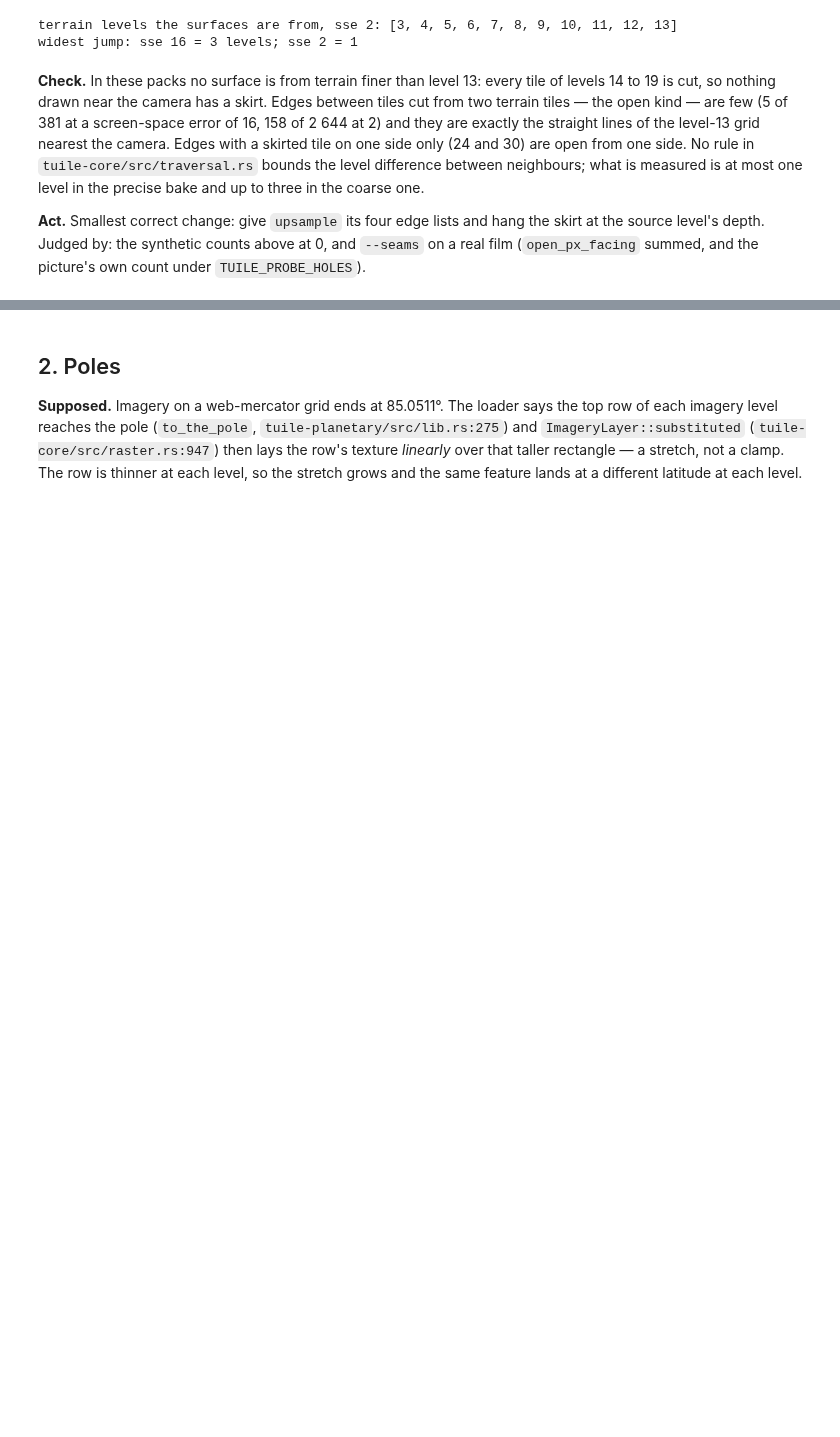
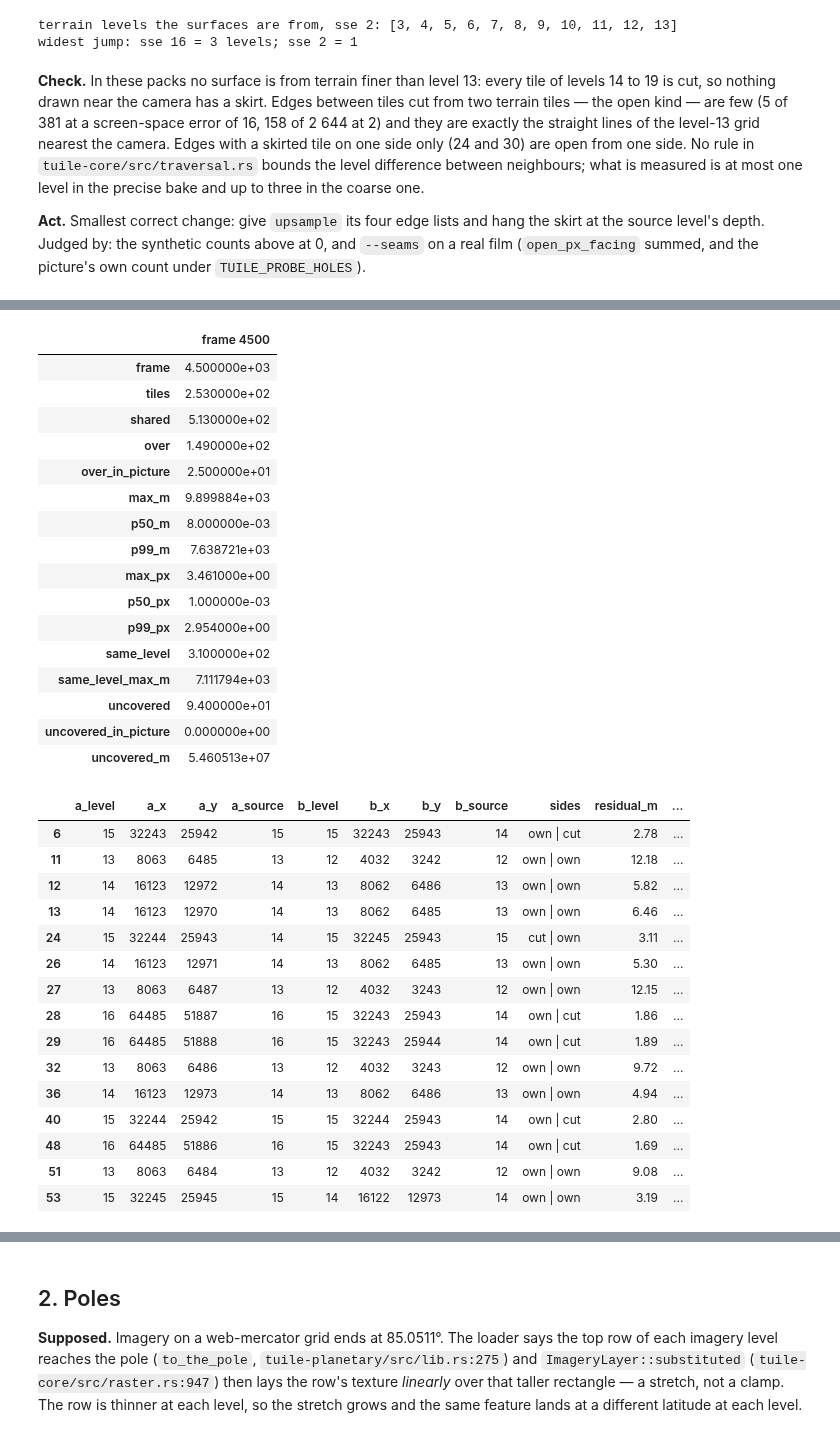
Before and after one commit to lapoule-dev/tuile, a Jupyter notebook: docs/explorations/seams-poles-islands-colour.ipynb, the cells around one changed output, grey strips where cells are left out. Saved outputs shown, nothing was run; the diff lists cells and outputs as text; code cells hidden in the pictures; blank space fills up the shorter version.

```diff
--- a/docs/explorations/seams-poles-islands-colour.ipynb
+++ b/docs/explorations/seams-poles-islands-colour.ipynb
@@ -103,0 +160,40 @@ It is there without haze, at the same value: the haze did not make it (it adds 1
+# %%
+r = pd.read_csv('data/577d-f4500-residuals.csv'); display(r.T.rename(columns={0: 'frame 4500'}))
+p = pd.read_csv('data/577d-f4500-residual-pairs.csv')
+shown = p[p.in_picture == 1].copy()
+shown['sides'] = shown.apply(lambda q: ('cut' if q.a_source < q.a_level else 'own') + ' | ' + ('cut' if q.b_source < q.b_level else 'own'), axis=1)
+shown[['a_level','a_x','a_y','a_source','b_level','b_x','b_y','b_source','sides','residual_m','height_m','horizontal_m','residual_px','picture_x','picture_y']].round(2)
+# %% [output]
+|  | frame 4500 |
+| frame | 4.500000e+03 |
+| tiles | 2.530000e+02 |
+| shared | 5.130000e+02 |
+| over | 1.490000e+02 |
+| over_in_picture | 2.500000e+01 |
+| max_m | 9.899884e+03 |
+| p50_m | 8.000000e-03 |
+| p99_m | 7.638721e+03 |
+| max_px | 3.461000e+00 |
+| p50_px | 1.000000e-03 |
+| p99_px | 2.954000e+00 |
+| same_level | 3.100000e+02 |
+| same_level_max_m | 7.111794e+03 |
+| uncovered | 9.400000e+01 |
+| uncovered_in_picture | 0.000000e+00 |
+| uncovered_m | 5.460513e+07 |
+|  | a_level | a_x | a_y | a_source | b_level | b_x | b_y | b_source | sides | residual_m | ... |
+| 6 | 15 | 32243 | 25942 | 15 | 15 | 32243 | 25943 | 14 | own | cut | 2.78 | ... |
+| 11 | 13 | 8063 | 6485 | 13 | 12 | 4032 | 3242 | 12 | own | own | 12.18 | ... |
+| 12 | 14 | 16123 | 12972 | 14 | 13 | 8062 | 6486 | 13 | own | own | 5.82 | ... |
+| 13 | 14 | 16123 | 12970 | 14 | 13 | 8062 | 6485 | 13 | own | own | 6.46 | ... |
+| 24 | 15 | 32244 | 25943 | 14 | 15 | 32245 | 25943 | 15 | cut | own | 3.11 | ... |
+| 26 | 14 | 16123 | 12971 | 14 | 13 | 8062 | 6485 | 13 | own | own | 5.30 | ... |
+| 27 | 13 | 8063 | 6487 | 13 | 12 | 4032 | 3243 | 12 | own | own | 12.15 | ... |
+| 28 | 16 | 64485 | 51887 | 16 | 15 | 32243 | 25943 | 14 | own | cut | 1.86 | ... |
+| 29 | 16 | 64485 | 51888 | 16 | 15 | 32243 | 25944 | 14 | own | cut | 1.89 | ... |
+| 32 | 13 | 8063 | 6486 | 13 | 12 | 4032 | 3243 | 12 | own | own | 9.72 | ... |
+| 36 | 14 | 16123 | 12973 | 14 | 13 | 8062 | 6486 | 13 | own | own | 4.94 | ... |
+| 40 | 15 | 32244 | 25942 | 15 | 15 | 32244 | 25943 | 14 | own | cut | 2.80 | ... |
+| 48 | 16 | 64485 | 51886 | 16 | 15 | 32243 | 25943 | 14 | own | cut | 1.69 | ... |
+| 51 | 13 | 8063 | 6484 | 13 | 12 | 4032 | 3242 | 12 | own | own | 9.08 | ... |
+| 53 | 15 | 32245 | 25945 | 15 | 14 | 16122 | 12973 | 14 | own | own | 3.19 | ... |
```
Also changed, not shown: parts of 6 cells of this notebook, 4 other files.
